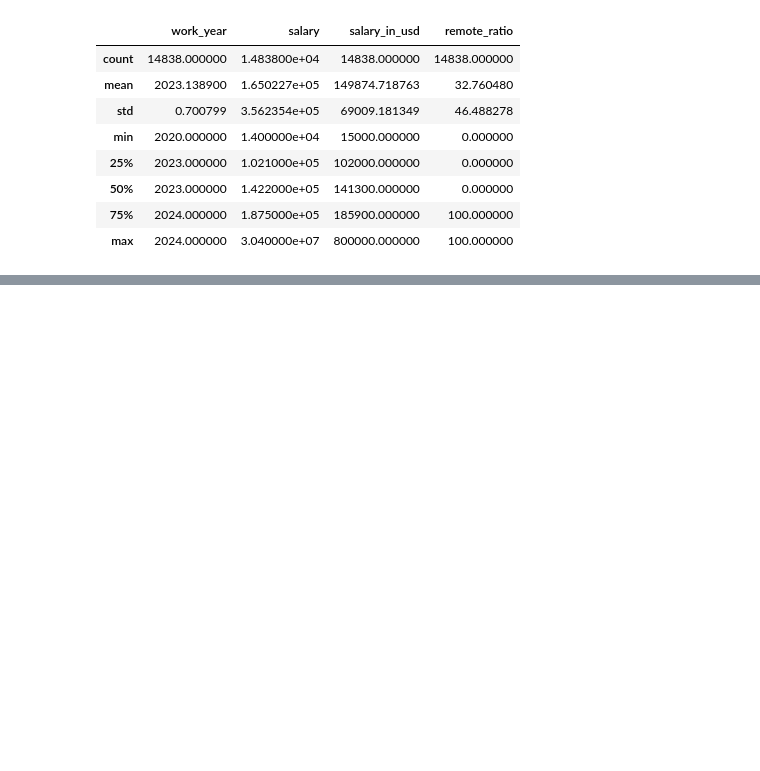
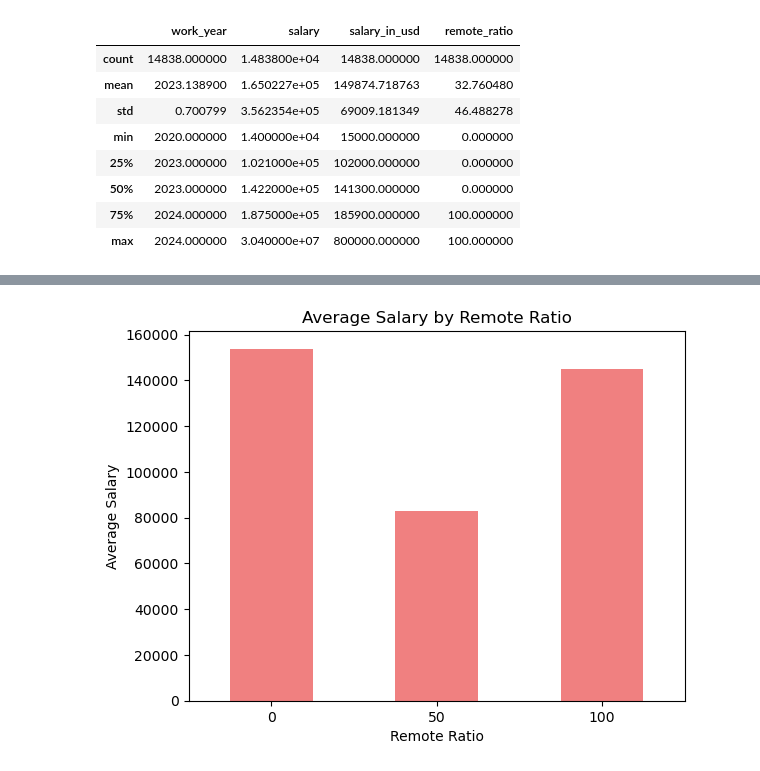
Before and after one commit to beccaa9116/Data-Science-Salary-Analysis, a Jupyter notebook: ds_salary_analysis.ipynb, the cells around one changed output, grey strips where cells are left out. Drawn from its saved outputs; the diff is of its cells as text; code cells hidden in the pictures; blank space fills up the shorter version.

```diff
--- a/ds_salary_analysis.ipynb
+++ b/ds_salary_analysis.ipynb
@@ -66,0 +97,10 @@ data.describe()
+# %%
+#average salary by remote ratio
+data.groupby('remote_ratio')['salary_in_usd'].mean().plot(kind='bar', color='lightcoral')
+plt.title('Average Salary by Remote Ratio')
+plt.xlabel('Remote Ratio')
+plt.ylabel('Average Salary')
+plt.xticks(rotation=0)
+plt.show()
+# %% [output]
+[figure, added]
```
Also changed, not shown: parts of 5 cells of this notebook.
